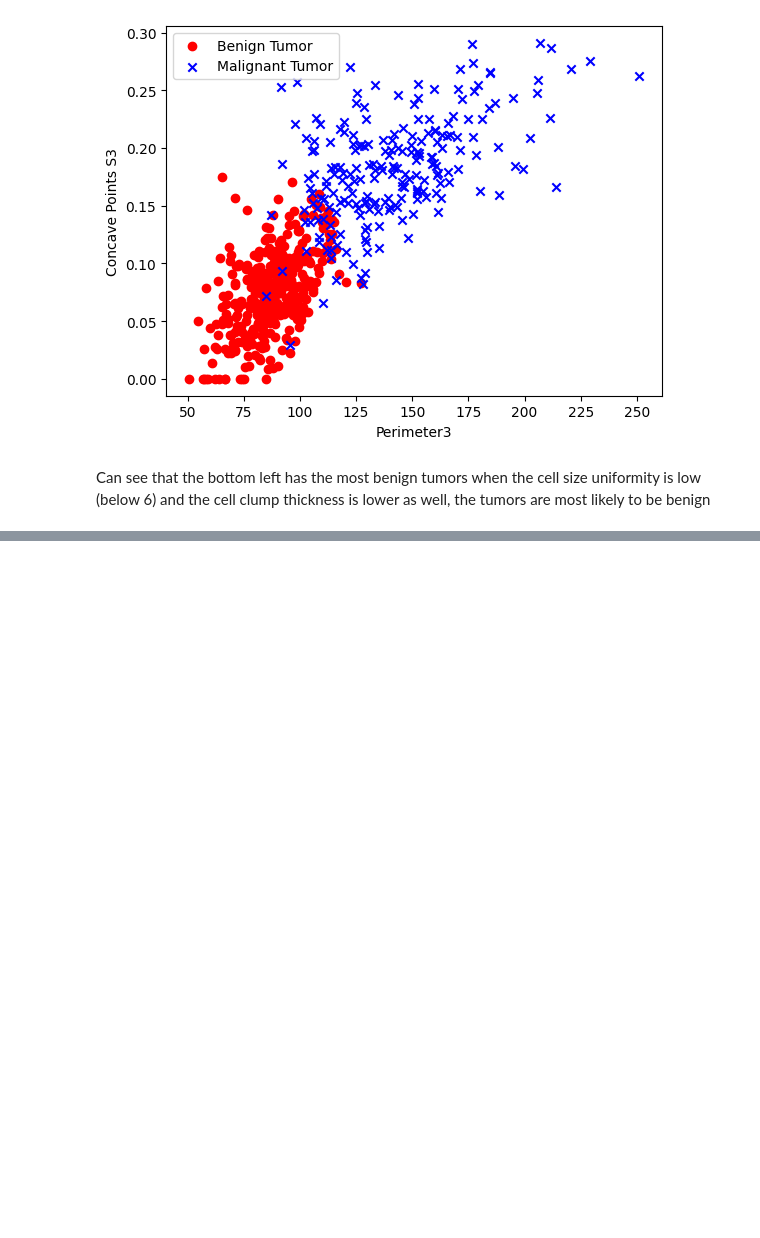
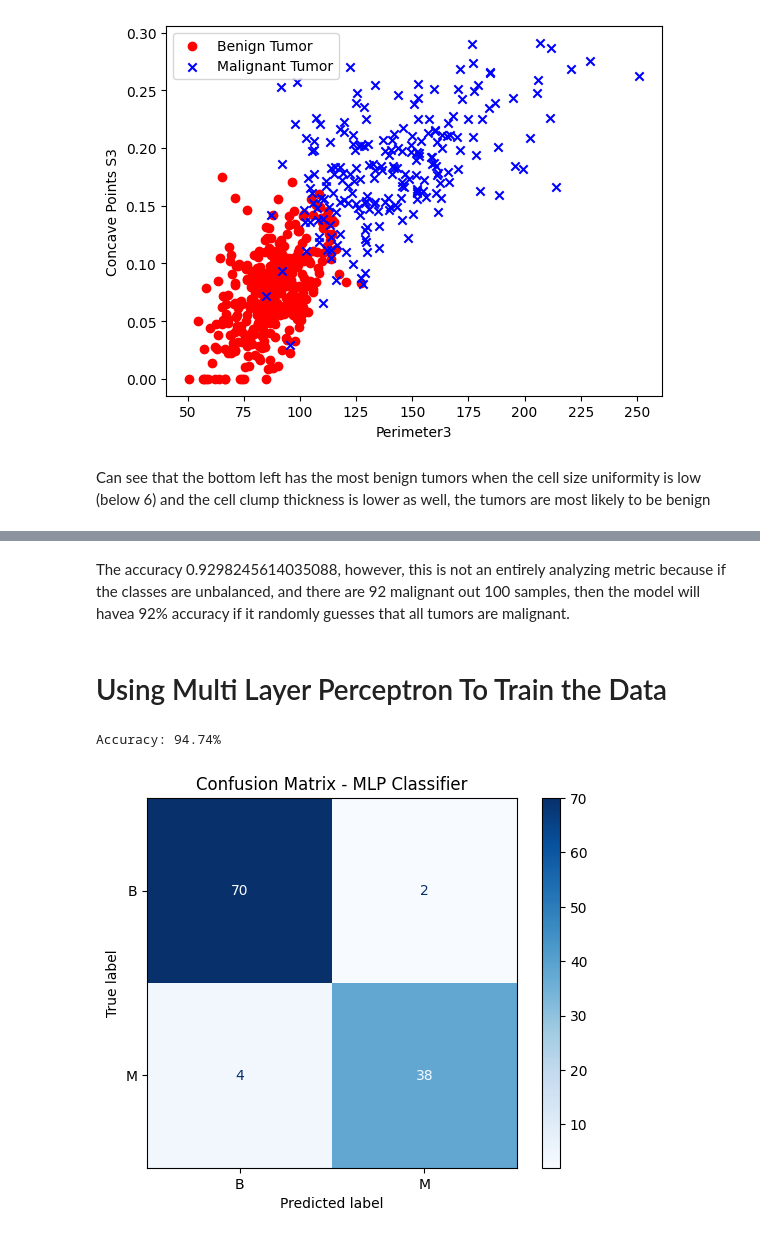
Before and after one commit to ssrakshaya/BreastCancerAnalysis, a Jupyter notebook: InitialEDABreastCancer.ipynb, the cells around one changed output, grey strips where cells are left out. Saved outputs shown, nothing was run; the diff lists cells and outputs as text; code cells hidden in the pictures; blank space fills up the shorter version.

```diff
--- a/InitialEDABreastCancer.ipynb
+++ b/InitialEDABreastCancer.ipynb
@@ -268,0 +290,79 @@ when the cell size uniformity is low  (below 6) and the cell clump thickness is
+# %% [markdown]
+The accuracy 0.9298245614035088, however, this is not an entirely analyzing metric because if the classes are unbalanced, and there are 92 malignant out 100 samples, then the model will havea 92% accuracy if it randomly guesses that all tumors are malignant.
+# %% [markdown]
+# Using Multi Layer Perceptron To Train the Data
+# %%
+
+#A scalar transformation: 93.57% accuracy
+#What this does is that it transforms our data so each feature has a mean = 0 and SD = 1
+#it also does a fit transform so that it calculates the mean and SD of each feature in training data and applies the standardization formula to the data
+#This leads to feature scaling, which leads to higher performance bc NN perform better when features are on a similar scale bc large differences might
+#lead to more weight with features that are larger in value but not necessarily importance
+#in addition, it also makes the model less sensetive to outliers, since outliers will be transformed to have values closer to the mean
+#therefore, we output a higher accuracy
+
+from sklearn.preprocessing import StandardScaler
+from sklearn.neural_network import MLPClassifier
+from sklearn.model_selection import train_test_split
+from sklearn.metrics import accuracy_score
+from sklearn.preprocessing import StandardScaler, LabelEncoder
+
+
+#Step 1: train/test split on original data
+X_train, X_test, y_train, y_test = train_test_split(X_normalized, y, test_size=0.2, random_state=1)
+
+
+# Step 2: Fit the scaler on training data only, I am stnadardizing the features
+# Apply scalar transformation using StandardScaler
+# This standardizes features by removing the mean and scaling to unit variance (mean = 0, std = 1)
+# It's especially effective for neural networks, as it ensures all features contribute equally
+scaler = StandardScaler()
+X_train_s = scaler.fit_transform(X_train)
+X_test_s = scaler.transform(X_test)
+
+# Encode target labels ('M' and 'B') into numeric values
+encoder = LabelEncoder()
+y_train_encoded = encoder.fit_transform(y_train.values.ravel())
+y_test_encoded = encoder.transform(y_test.values.ravel())  # ✅ Needed for accuracy comparison
+
+
+# Set up the MLP classifier
+# - tanh activation function works well with standardized data
+# - hidden layers of size (64, 32)
+# - alpha = 0.00001 applies light regularization
+# - early_stopping = True stops training if no improvement is see
+mlp = MLPClassifier(
+    activation="tanh",
+    hidden_layer_sizes=(64, 32),
+    alpha=0.00001,
+    learning_rate_init=0.01,
+    max_iter=10000,
+    early_stopping=True,
+    random_state=1
+)
+
+
+
+# Train the model on the scaled and encoded data
+mlp.fit(X_train_s, y_train_encoded)
+y_pred = mlp.predict(X_test_s)
+
+# This turns the encoded y-s back into their original labels.
+#This is important for accuracy calculation
+y_pred_original = encoder.inverse_transform(y_pred)
+
+accuracy = accuracy_score(y_test, y_pred_original)
+print(f"Accuracy: {accuracy*100:.2f}%")
+# %% [output]
+Accuracy: 94.74%
+# %%
+# Generate the confusion matrix
+cm = confusion_matrix(y_test, y_pred_original, labels=encoder.classes_)
+
+# Display the confusion matrix
+disp = ConfusionMatrixDisplay(confusion_matrix=cm, display_labels=encoder.classes_)
+disp.plot(cmap='Blues', values_format='d')  # 'd' = integer formatting
+plt.title("Confusion Matrix - MLP Classifier")
+plt.show()
+# %% [output]
+[figure, added]
```
Also changed, not shown: parts of 13 cells of this notebook.
